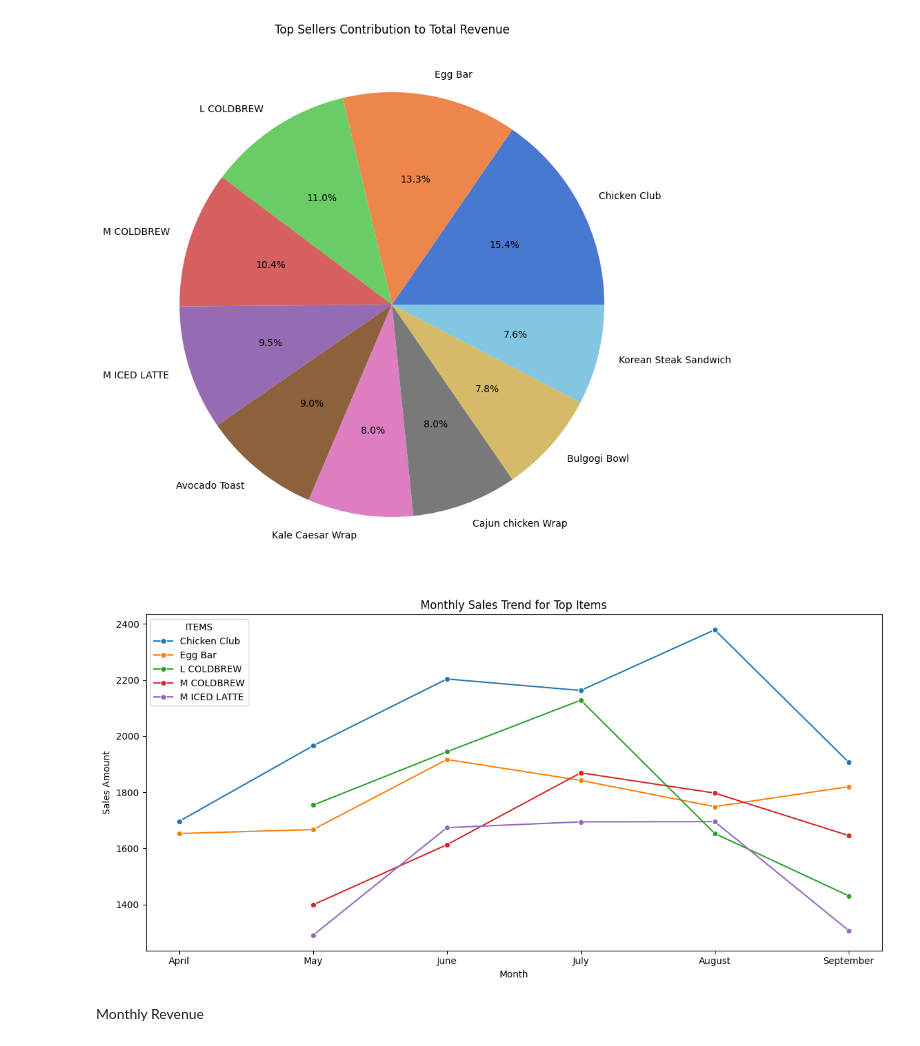
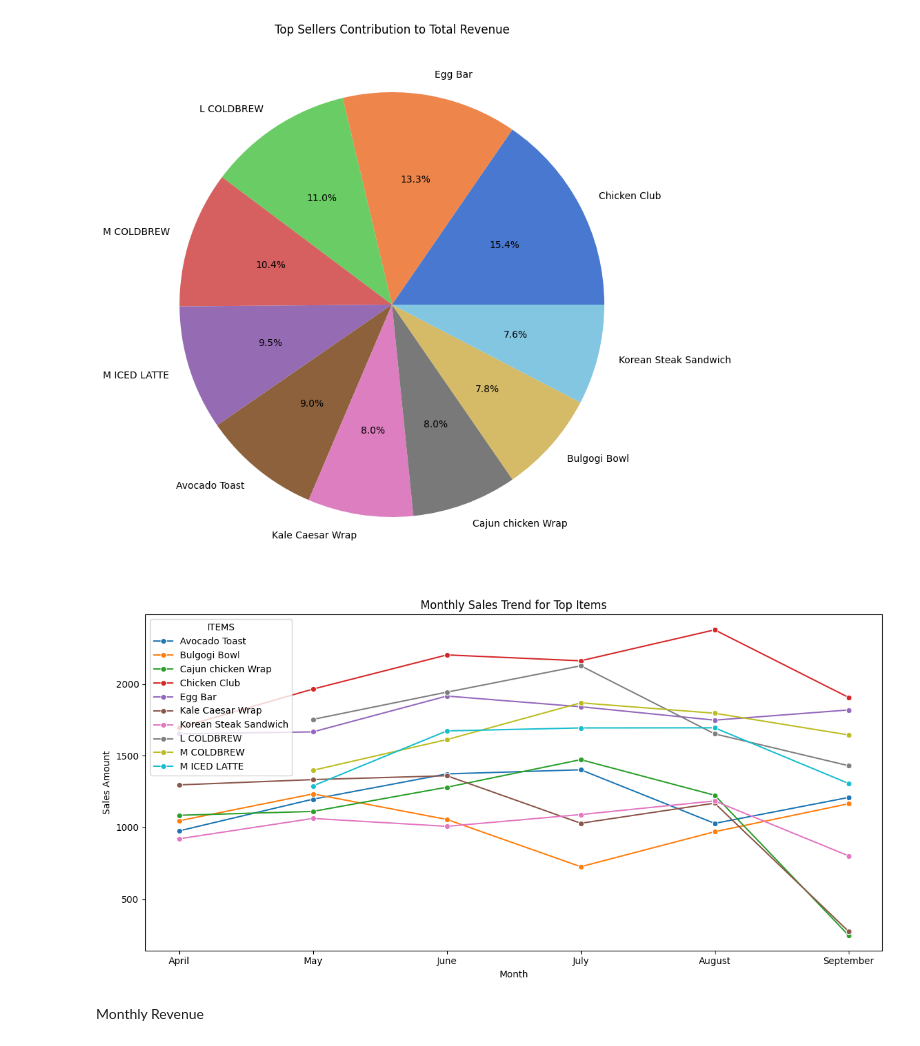
Before and after one commit to JoaquinP04/Projects, a Jupyter notebook: Coffe Shop Analysis/CoffeAnalysis.ipynb, the cells around one changed output. Saved outputs shown, nothing was run; the diff lists cells and outputs as text; code cells hidden in the pictures.

```diff
--- a/Coffe Shop Analysis/CoffeAnalysis.ipynb
+++ b/Coffe Shop Analysis/CoffeAnalysis.ipynb
@@ -131,19 +131,19 @@ plt.show()
 # %%
 # Monthly trend lines
 
-top_items = top_sales["ITEMS"].head(5)
+top_items = top_sales["ITEMS"].head(10)
 trend = monthly_df[monthly_df["ITEMS"].isin(top_items)]
 
 
 plt.figure(figsize=(12,6))
 sns.lineplot(data=trend, x="Month", y="SALES AMOUNT", hue="ITEMS", marker="o")
 plt.title("Monthly Sales Trend for Top Items")
 plt.ylabel("Sales Amount")
 plt.xlabel("Month")
 plt.tight_layout()
 plt.show()
 # %% [output]
-[figure, old version]
+[figure, new version]
 # %% [markdown]
 Monthly Revenue
 # %%
```
Also changed, not shown: parts of 1 cell of this notebook.
